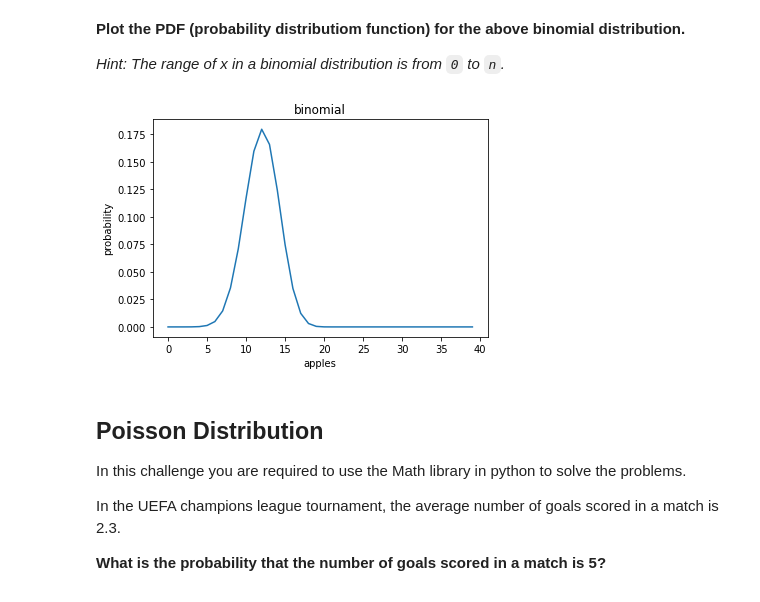
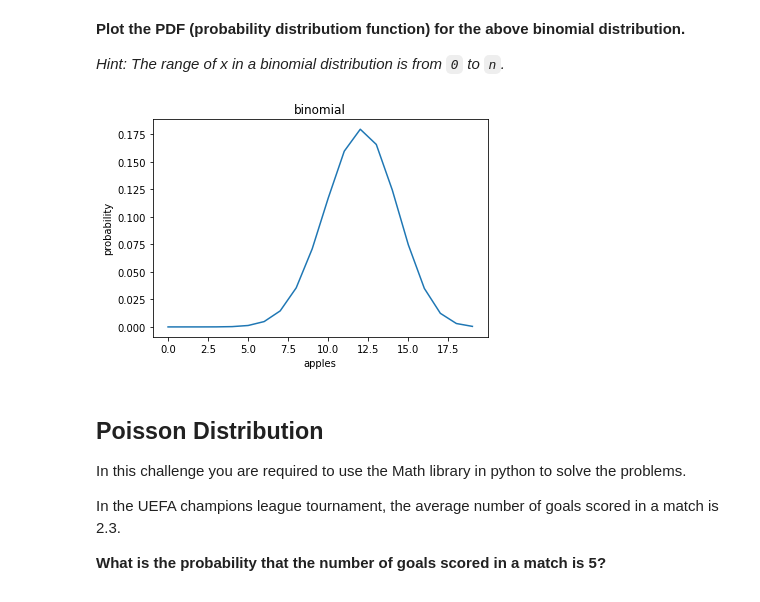
Before and after one commit to Ironhack-Data-Madrid-Marzo-2022/6.1-lab-discrete-probability-distributions, a Jupyter notebook: your-code/main.ipynb, the cells around one changed output. Cells and saved outputs as stored; diff of their text form; code cells hidden in the pictures.

```diff
--- a/your-code/main.ipynb
+++ b/your-code/main.ipynb
@@ -82,18 +82,18 @@ binom.cdf(5,20,0.6)
 *Hint: The range of x in a binomial distribution is from `0` to `n`.*
 # %%
 # your code here
-x=[i for i in range(40)]
+x=[i for i in range(20)]
 y=[binom.pmf(x, 20, 0.6) for x in x]
 
 pylab.plot(x, y)
 pylab.xlabel('apples')
 pylab.ylabel('probability')
 pylab.title('binomial')
 pylab.show()
 
 # Please label the axes and give a title to the plot
 # %% [output]
-[figure, old version]
+[figure, new version]
 # %% [markdown]
 ## Poisson Distribution
 
```
Also changed, not shown: parts of 2 cells of this notebook.
